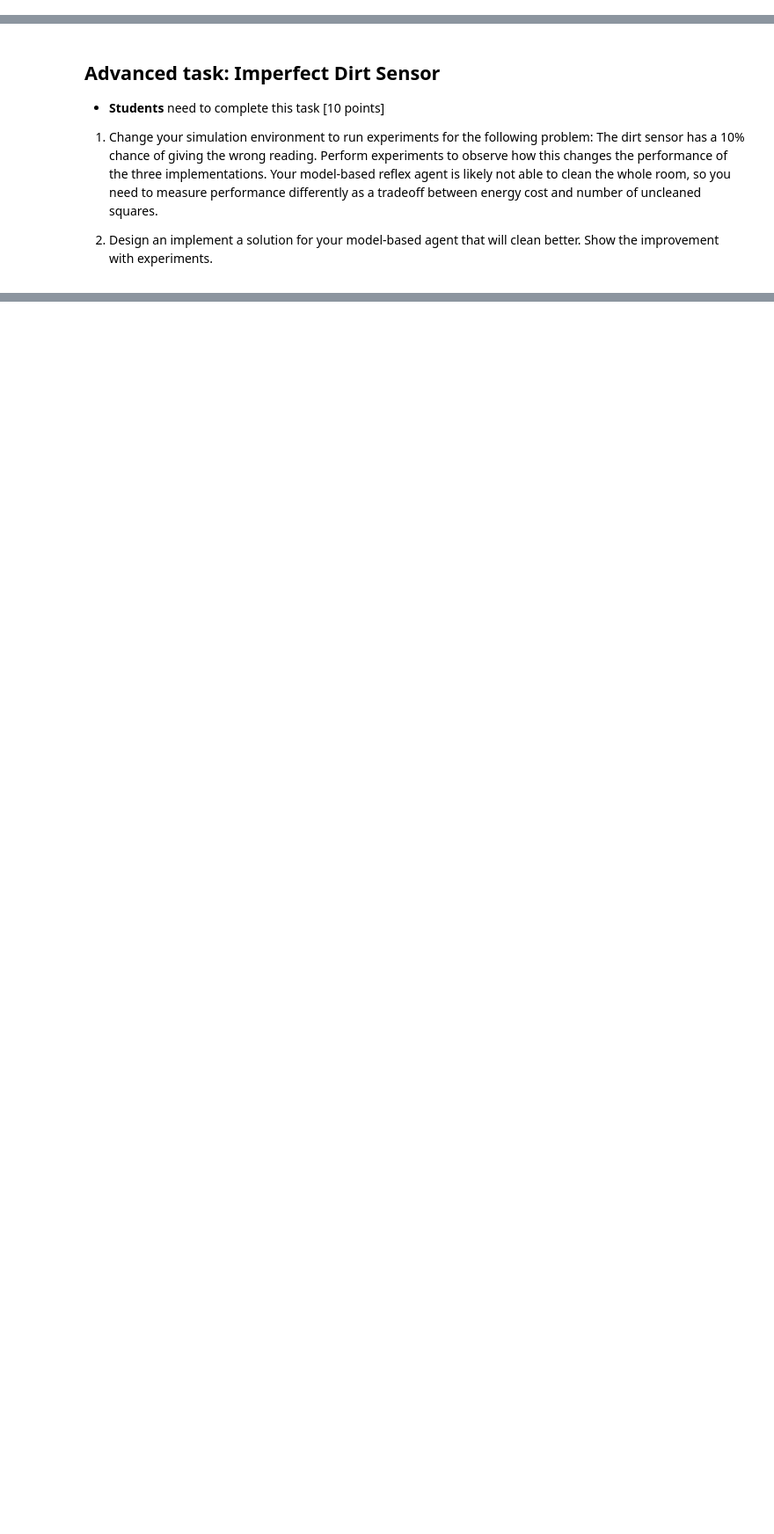
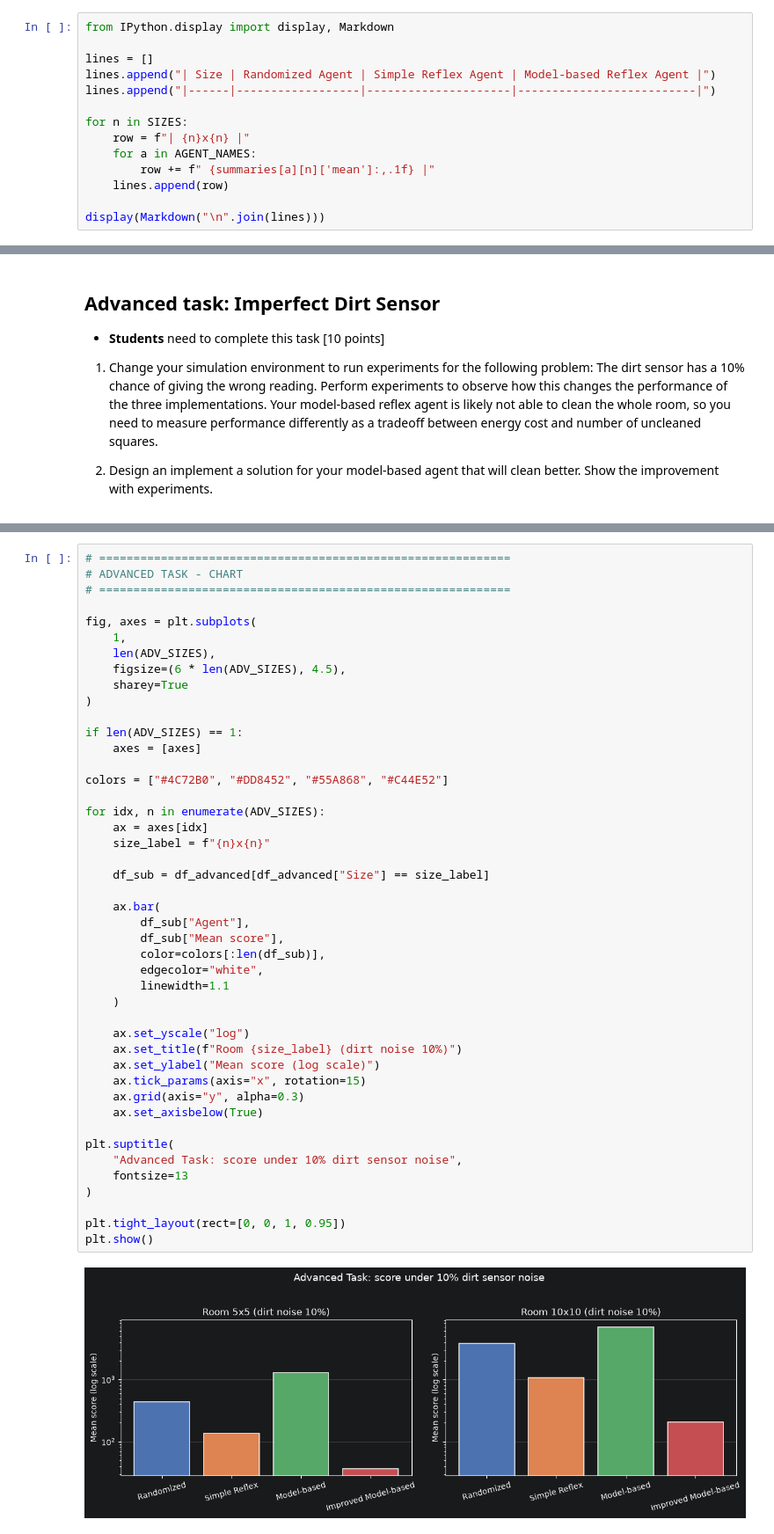
Before and after one commit to Huyyy23/SGU-TriTueNhanTaoNangCao, a Jupyter notebook: lab01 - Agent/robot_vacuum.ipynb, the cells around one changed output, grey strips where cells are left out. Shown at 88% size. Drawn from its saved outputs; the diff is of its cells as text; blank space fills up the shorter version.

```diff
--- a/lab01 - Agent/robot_vacuum.ipynb
+++ b/lab01 - Agent/robot_vacuum.ipynb
@@ -927,3 +925,17 @@ Fill out the following table with the average performance measure for 100 random
 | 100x100 | | | |
 
 Add charts to compare the performance of the different agents.
+# %%
+from IPython.display import display, Markdown
+
+lines = []
+lines.append("| Size | Randomized Agent | Simple Reflex Agent | Model-based Reflex Agent |")
+lines.append("|------|------------------|---------------------|--------------------------|")
+
+for n in SIZES:
+    row = f"| {n}x{n} |"
+    for a in AGENT_NAMES:
+        row += f" {summaries[a][n]['mean']:,.1f} |"
+    lines.append(row)
+
+display(Markdown("\n".join(lines)))
@@ -1624,0 +1997,47 @@ Dirt sensor nhiễu gây ra hai loại lỗi:
+# %%
+# ============================================================
+# ADVANCED TASK - CHART
+# ============================================================
+
+fig, axes = plt.subplots(
+    1,
+    len(ADV_SIZES),
+    figsize=(6 * len(ADV_SIZES), 4.5),
+    sharey=True
+)
+
+if len(ADV_SIZES) == 1:
+    axes = [axes]
+
+colors = ["#4C72B0", "#DD8452", "#55A868", "#C44E52"]
+
+for idx, n in enumerate(ADV_SIZES):
+    ax = axes[idx]
+    size_label = f"{n}x{n}"
+
+    df_sub = df_advanced[df_advanced["Size"] == size_label]
+
+    ax.bar(
+        df_sub["Agent"],
+        df_sub["Mean score"],
+        color=colors[:len(df_sub)],
+        edgecolor="white",
+        linewidth=1.1
+    )
+
+    ax.set_yscale("log")
+    ax.set_title(f"Room {size_label} (dirt noise 10%)")
+    ax.set_ylabel("Mean score (log scale)")
+    ax.tick_params(axis="x", rotation=15)
+    ax.grid(axis="y", alpha=0.3)
+    ax.set_axisbelow(True)
+
+plt.suptitle(
+    "Advanced Task: score under 10% dirt sensor noise",
+    fontsize=13
+)
+
+plt.tight_layout(rect=[0, 0, 1, 0.95])
+plt.show()
+# %% [output]
+[figure, added]
```
Also changed, not shown: parts of 25 cells of this notebook.
